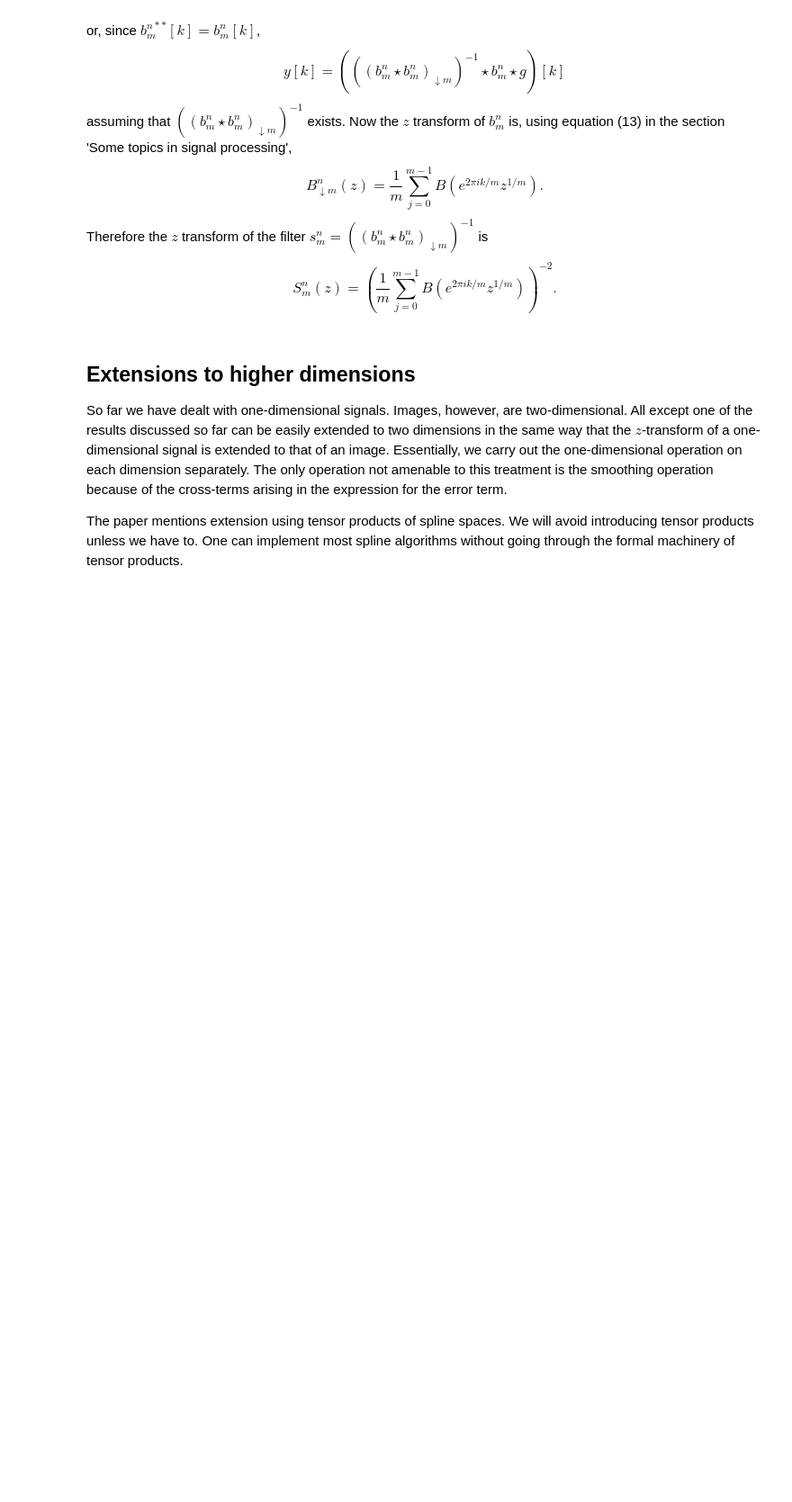
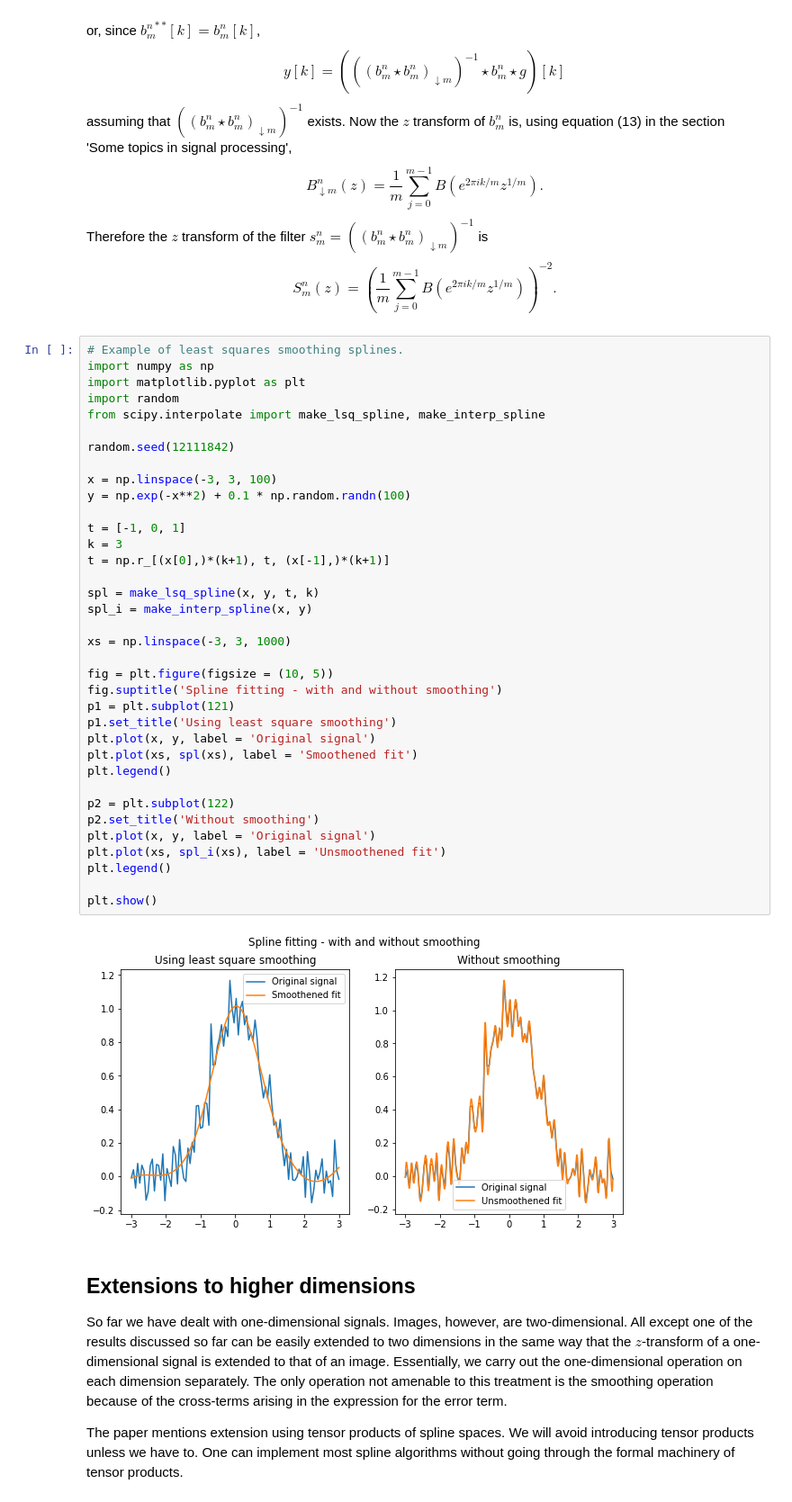
Before and after one commit to amey-joshi/am, a Jupyter notebook: p3/m2p_B01_B_ImageSplines_Version_3.ipynb, the cells around one changed output. Shown at 90% size. Drawn from its saved outputs; the diff is of its cells as text; blank space fills up the shorter version.

```diff
--- a/p3/m2p_B01_B_ImageSplines_Version_3.ipynb
+++ b/p3/m2p_B01_B_ImageSplines_Version_3.ipynb
@@ -1173,6 +1302,44 @@ Therefore the $z$ transform of the filter $s_m^n = \left(\left(b_m^{n} \star b_m
 $$\tag{9}
 S_m^n(z) = \left(\frac{1}{m}\sum_{j=0}^{m-1}B\left(e^{2\pi ik/m} z^{1/m}\right)\right)^{-2}.
 $$
+# %%
+# Example of least squares smoothing splines.
+import numpy as np
+import matplotlib.pyplot as plt
+import random
+from scipy.interpolate import make_lsq_spline, make_interp_spline
+
+random.seed(12111842)
+
+x = np.linspace(-3, 3, 100)
+y = np.exp(-x**2) + 0.1 * np.random.randn(100)
+
+t = [-1, 0, 1]
+k = 3
+t = np.r_[(x[0],)*(k+1), t, (x[-1],)*(k+1)]
+
+spl = make_lsq_spline(x, y, t, k)
+spl_i = make_interp_spline(x, y)
+
+xs = np.linspace(-3, 3, 1000)
+
+fig = plt.figure(figsize = (10, 5))
+fig.suptitle('Spline fitting - with and without smoothing')
+p1 = plt.subplot(121)
+p1.set_title('Using least square smoothing')
+plt.plot(x, y, label = 'Original signal')
+plt.plot(xs, spl(xs), label = 'Smoothened fit')
+plt.legend()
+
+p2 = plt.subplot(122)
+p2.set_title('Without smoothing')
+plt.plot(x, y, label = 'Original signal')
+plt.plot(xs, spl_i(xs), label = 'Unsmoothened fit')
+plt.legend()
+
+plt.show()
+# %% [output]
+[figure, added]
 # %% [markdown]
 ## Extensions to higher dimensions
 
```
Also changed, not shown: parts of 11 cells of this notebook.
